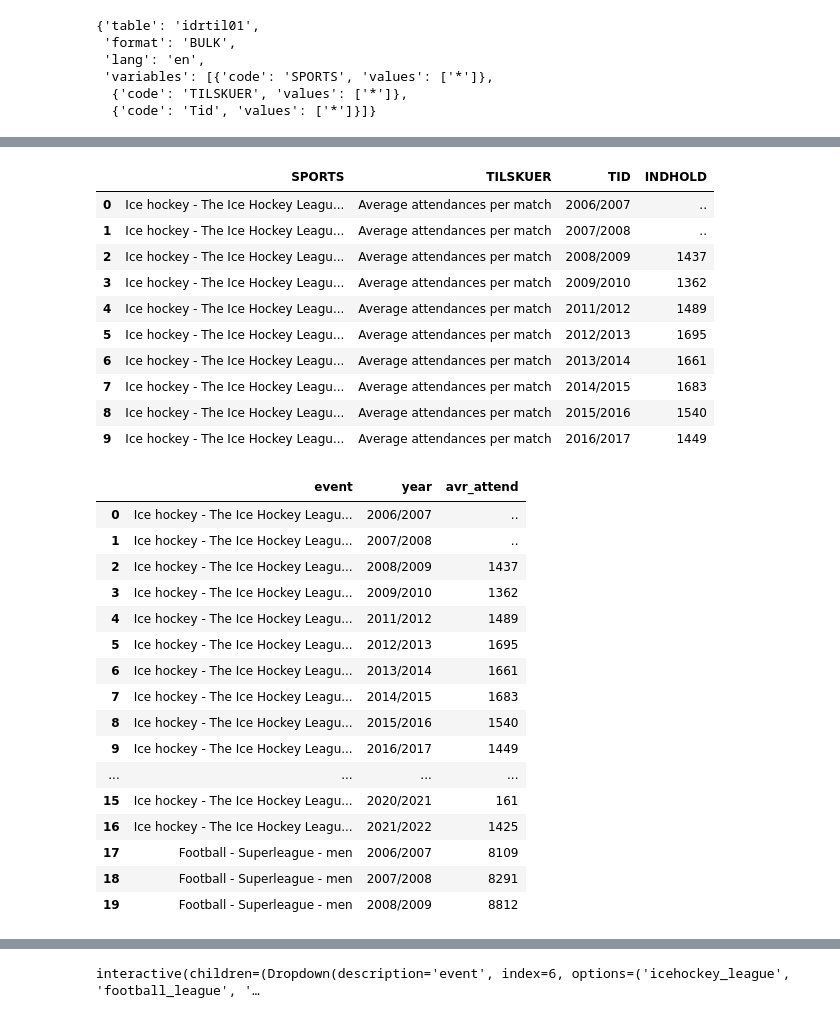
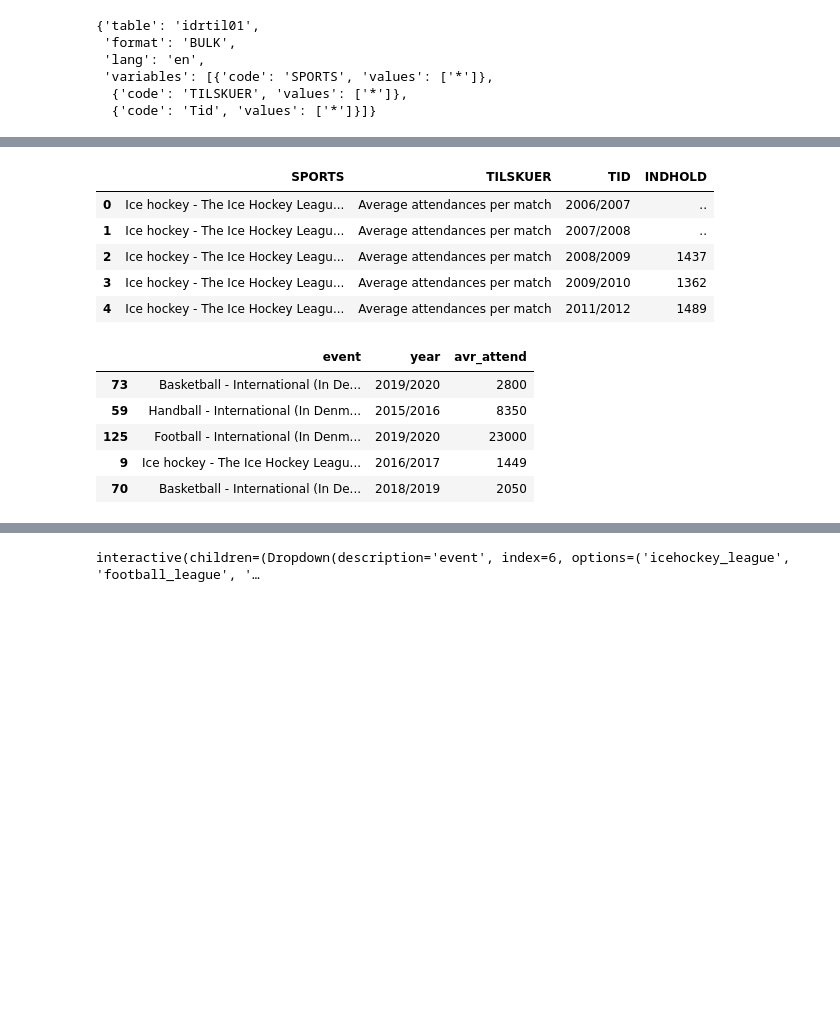
Before and after one commit to NumEconCopenhagen/projects-2024-Simon-C-og-Jens-H, a Jupyter notebook: dataproject/dataproject.ipynb, the cells around one changed output, grey strips where cells are left out. Cells and saved outputs as stored; diff of their text form; code cells hidden in the pictures; blank space fills up the shorter version.

```diff
--- a/dataproject/dataproject.ipynb
+++ b/dataproject/dataproject.ipynb
@@ -389,7 +364,7 @@ params
 # %%
 # Fetching the appropiate data
 sport_api = ind.get_data(params=params)
-sport_api.head(10)
+sport_api.head(5)
 # %% [output]
 |  | SPORTS | TILSKUER | TID | INDHOLD |
 | 0 | Ice hockey - The Ice Hockey Leagu... | Average attendances per match | 2006/2007 | .. |
@@ -397,36 +372,20 @@ sport_api.head(10)
 | 2 | Ice hockey - The Ice Hockey Leagu... | Average attendances per match | 2008/2009 | 1437 |
 | 3 | Ice hockey - The Ice Hockey Leagu... | Average attendances per match | 2009/2010 | 1362 |
 | 4 | Ice hockey - The Ice Hockey Leagu... | Average attendances per match | 2011/2012 | 1489 |
-| 5 | Ice hockey - The Ice Hockey Leagu... | Average attendances per match | 2012/2013 | 1695 |
-| 6 | Ice hockey - The Ice Hockey Leagu... | Average attendances per match | 2013/2014 | 1661 |
-| 7 | Ice hockey - The Ice Hockey Leagu... | Average attendances per match | 2014/2015 | 1683 |
-| 8 | Ice hockey - The Ice Hockey Leagu... | Average attendances per match | 2015/2016 | 1540 |
-| 9 | Ice hockey - The Ice Hockey Leagu... | Average attendances per match | 2016/2017 | 1449 |
 # %%
-# Renaming the variables
+# We rename the variables and drop irrelevant one
 sport_api.rename(columns={'INDHOLD':'avr_attend'}, inplace=True)
 sport_api.rename(columns={'TID':'year'}, inplace=True)
 sport_api.rename(columns={'SPORTS':'event'}, inplace=True)
 sport_api.drop(columns=['TILSKUER'], inplace=True)
-sport_api.head(20)
+sport_api.sample(5)
 # %% [output]
 |  | event | year | avr_attend |
-| 0 | Ice hockey - The Ice Hockey Leagu... | 2006/2007 | .. |
-| 1 | Ice hockey - The Ice Hockey Leagu... | 2007/2008 | .. |
-| 2 | Ice hockey - The Ice Hockey Leagu... | 2008/2009 | 1437 |
-| 3 | Ice hockey - The Ice Hockey Leagu... | 2009/2010 | 1362 |
-| 4 | Ice hockey - The Ice Hockey Leagu... | 2011/2012 | 1489 |
-| 5 | Ice hockey - The Ice Hockey Leagu... | 2012/2013 | 1695 |
-| 6 | Ice hockey - The Ice Hockey Leagu... | 2013/2014 | 1661 |
-| 7 | Ice hockey - The Ice Hockey Leagu... | 2014/2015 | 1683 |
-| 8 | Ice hockey - The Ice Hockey Leagu... | 2015/2016 | 1540 |
+| 73 | Basketball - International (In De... | 2019/2020 | 2800 |
+| 59 | Handball - International (In Denm... | 2015/2016 | 8350 |
+| 125 | Football - International (In Denm... | 2019/2020 | 23000 |
 | 9 | Ice hockey - The Ice Hockey Leagu... | 2016/2017 | 1449 |
-| ... | ... | ... | ... |
-| 15 | Ice hockey - The Ice Hockey Leagu... | 2020/2021 | 161 |
-| 16 | Ice hockey - The Ice Hockey Leagu... | 2021/2022 | 1425 |
-| 17 | Football - Superleague - men | 2006/2007 | 8109 |
-| 18 | Football - Superleague - men | 2007/2008 | 8291 |
-| 19 | Football - Superleague - men | 2008/2009 | 8812 |
+| 70 | Basketball - International (In De... | 2018/2019 | 2050 |
 # %%
 # Changing the names of the events
 new_names = {
```
Also changed, not shown: parts of 43 cells of this notebook, 1 other file.
